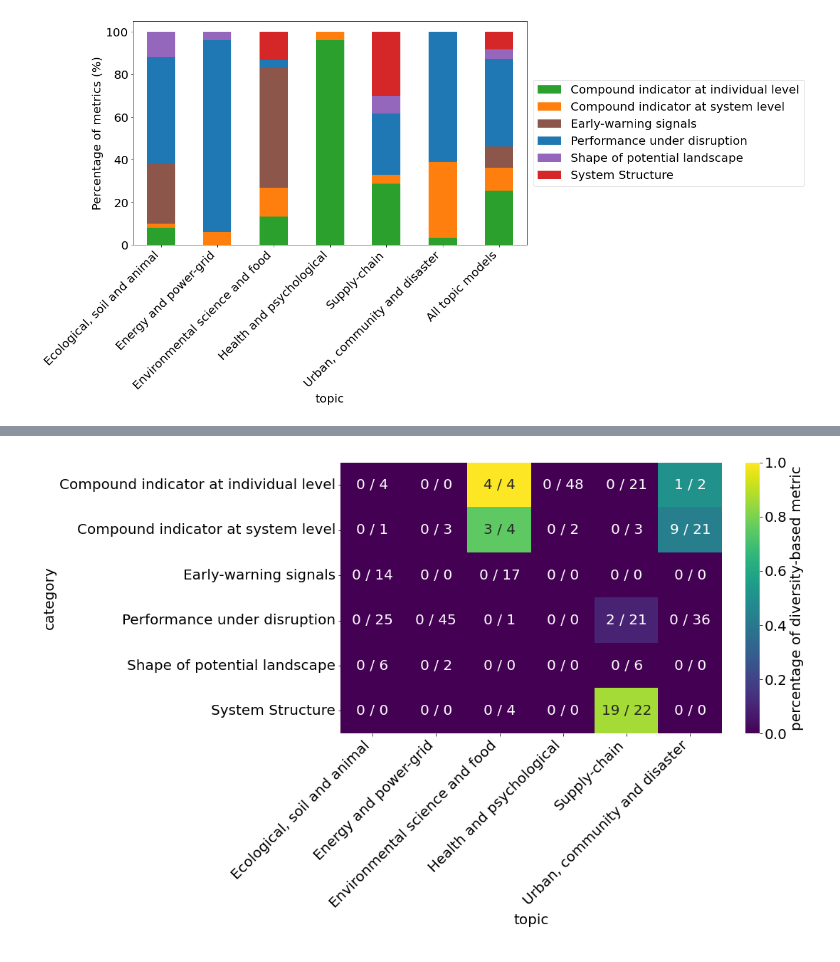
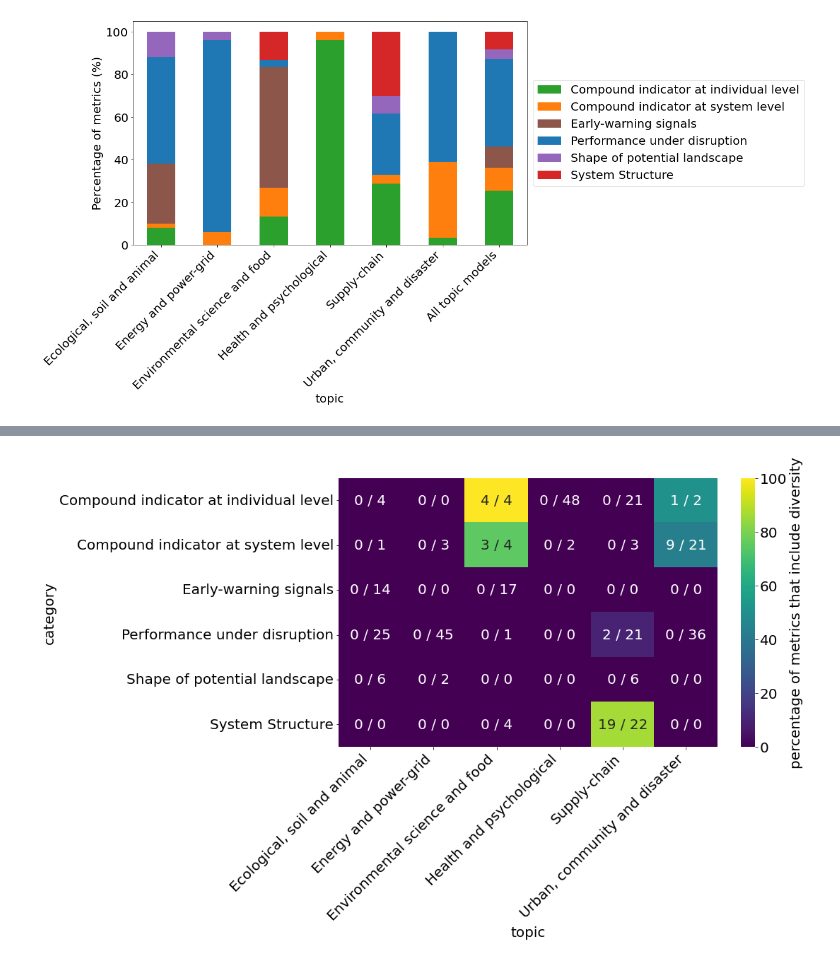
Before and after one commit to vitorhirata/resilience-metrics-review, a Jupyter notebook: review_result_analysis.ipynb, the cells around one changed output, grey strips where cells are left out. Cells and saved outputs as stored; diff of their text form; code cells hidden in the pictures.

```diff
--- a/review_result_analysis.ipynb
+++ b/review_result_analysis.ipynb
@@ -149,22 +149,22 @@ dfGroup
 # %%
 # Diversity-based metric per category and topic model
 
 number_diversity = df[['topic', 'category', 'diversity-based']].groupby(['topic', 'category']).sum()
 number_diversity = number_diversity['diversity-based'].map(int)
 number_metric = df[['topic', 'category', 'diversity-based']].groupby(['topic', 'category']).count()
 number_metric = number_metric['diversity-based']
 
 annotate = number_diversity.map(str) + ' / ' + number_metric.map(str)
 annotate = annotate.unstack().T.fillna('0 / 0')
 
-percentage = number_diversity / number_metric
+percentage = 100 * number_diversity / number_metric
 percentage = percentage.unstack().T.fillna(0)
 
 plt.figure(figsize=(12, 7))
-label_cbar = 'percentage of diversity-based metric'
+label_cbar = 'percentage of metrics that include diversity'
 sns.heatmap(percentage, annot=annotate, fmt="", cbar_kws={'label': label_cbar}, cmap='viridis')
 plt.xticks(rotation=45, ha='right')
 
 plt.show()
 # %% [output]
-[figure, old version]
+[figure, new version]
```
Also changed, not shown: 2 other files.
